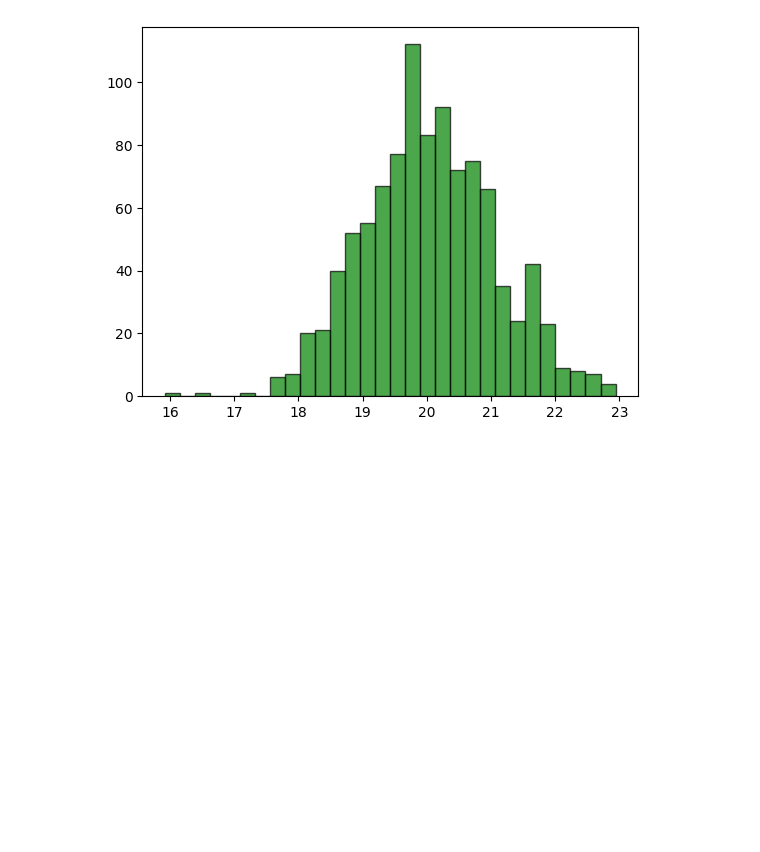
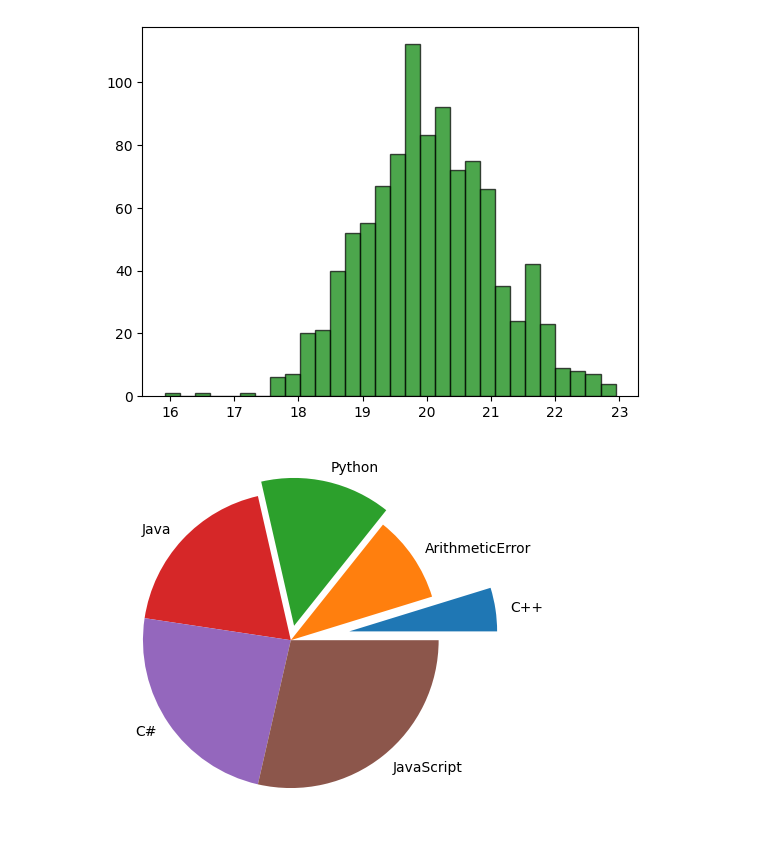
Before and after one commit to AyushGupta05/pythonrevision, a Jupyter notebook: pandas/ma/scatterplots.ipynb, the cells around one changed output. Saved outputs shown, nothing was run; the diff lists cells and outputs as text; code cells hidden in the pictures; blank space fills up the shorter version.

```diff
--- a/pandas/ma/scatterplots.ipynb
+++ b/pandas/ma/scatterplots.ipynb
@@ -86,3 +86,12 @@ plt.hist(x, bins = 30, color = "green", edgecolor = "black", alpha = 0.7)
         22.94176875]),
  <BarContainer object of 30 artists>)
 [figure]
+# %%
+y = [ "C++", "ArithmeticError", "Python", "Java", "C#", "JavaScript" ]
+x = [ 10, 20, 30, 40, 50, 60 ]
+explodes = [0.4,0,0.1,0,0,0]
+# %%
+plt.pie(x, labels=y, explode= explodes)
+plt.show()
+# %% [output]
+[figure, added]
```
Also changed, not shown: parts of 5 cells of this notebook, 1 other file.
